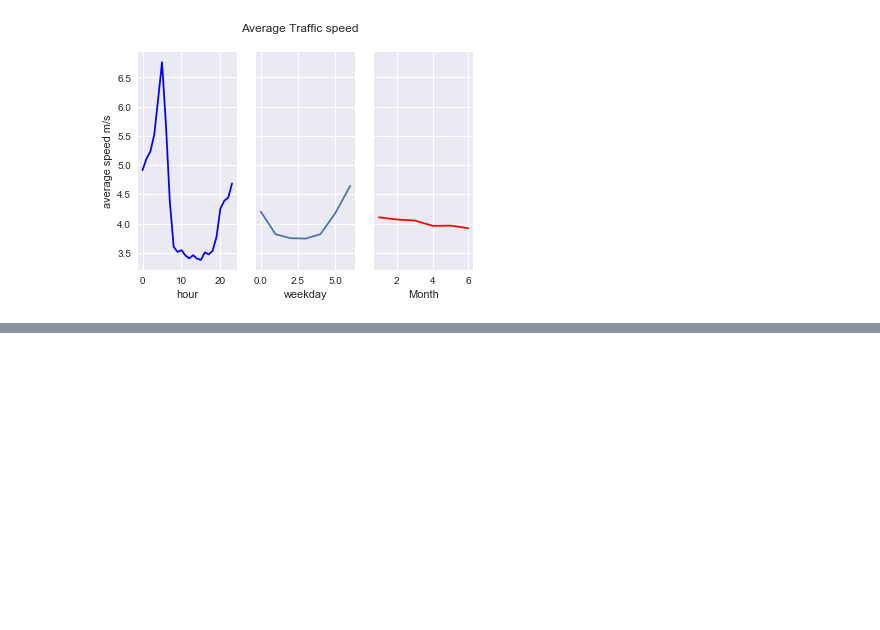
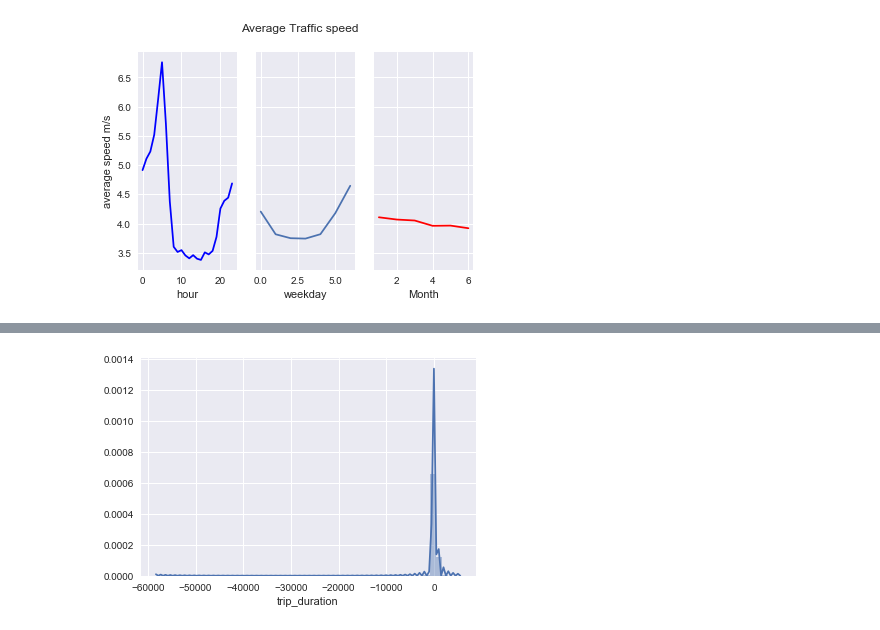
Before and after one commit to andrewcmilne/capstone1_taxi, a Jupyter notebook: TaxiInferentialStatistics.ipynb, the cells around one changed output, grey strips where cells are left out. Saved outputs shown, nothing was run; the diff lists cells and outputs as text; code cells hidden in the pictures; blank space fills up the shorter version.

```diff
--- a/TaxiInferentialStatistics.ipynb
+++ b/TaxiInferentialStatistics.ipynb
@@ -304,0 +376,4 @@ plt.show()
+# %%
+sns.distplot((y_test-predictions),bins=50);
+# %% [output]
+[figure, added]
```
Also changed, not shown: parts of 18 cells of this notebook.
